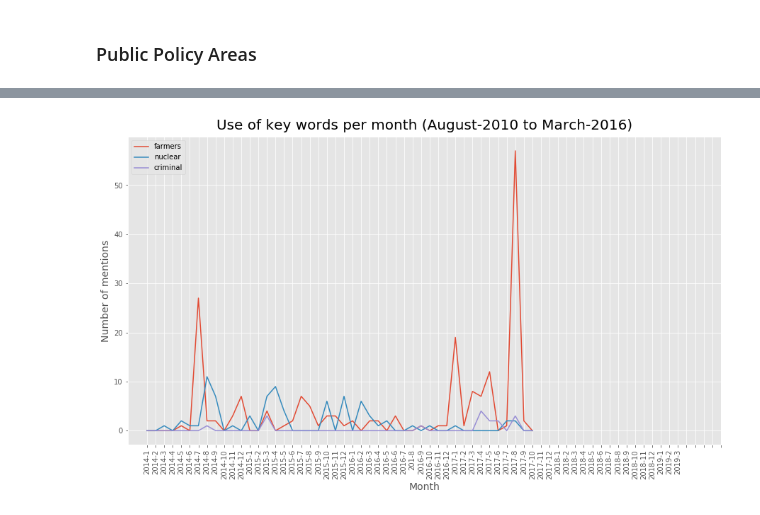
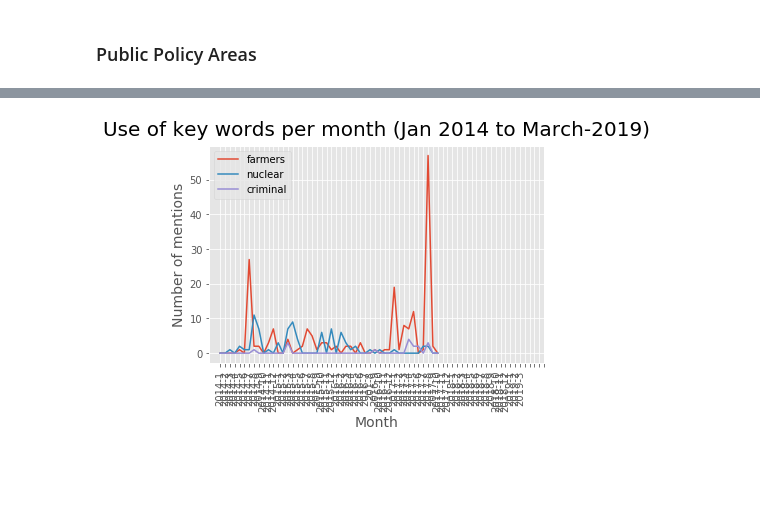
Before and after one commit to katreparitosh/Discourse-Analytics-of-Political-Speech-Transcripts, a Jupyter notebook: Code/Analysis/Analysis.ipynb, the cells around one changed output, grey strips where cells are left out. Cells and saved outputs as stored; diff of their text form; code cells hidden in the pictures; blank space fills up the shorter version.

```diff
--- a/Code/Analysis/Analysis.ipynb
+++ b/Code/Analysis/Analysis.ipynb
@@ -479,14 +479,14 @@ plt.legend(['yoga','hindu','muslim'], loc='upper left');
 # %%
 farmers_by_month.plot()
 nuclear_by_month.plot()
 criminal_by_month.plot()
 
-plt.title("Use of key words per month (August-2010 to March-2016)", fontdict={'fontsize': 20,\
+plt.title("Use of key words per month (Jan 2014 to March-2019)", fontdict={'fontsize': 20,\
                                                                                 'verticalalignment': 'bottom'})
 plt.ylabel("Number of mentions", fontdict={'fontsize': 14})
 plt.xlabel("Month", fontdict={'fontsize': 14})
 labels = month_labels
 plt.xticks(range(68), labels, rotation='vertical')
 plt.legend(['farmers','nuclear','criminal'], loc='upper left');
 # %% [output]
-[figure, old version]
+[figure, new version]
```
Also changed, not shown: parts of 6 cells of this notebook, 2 other files.
